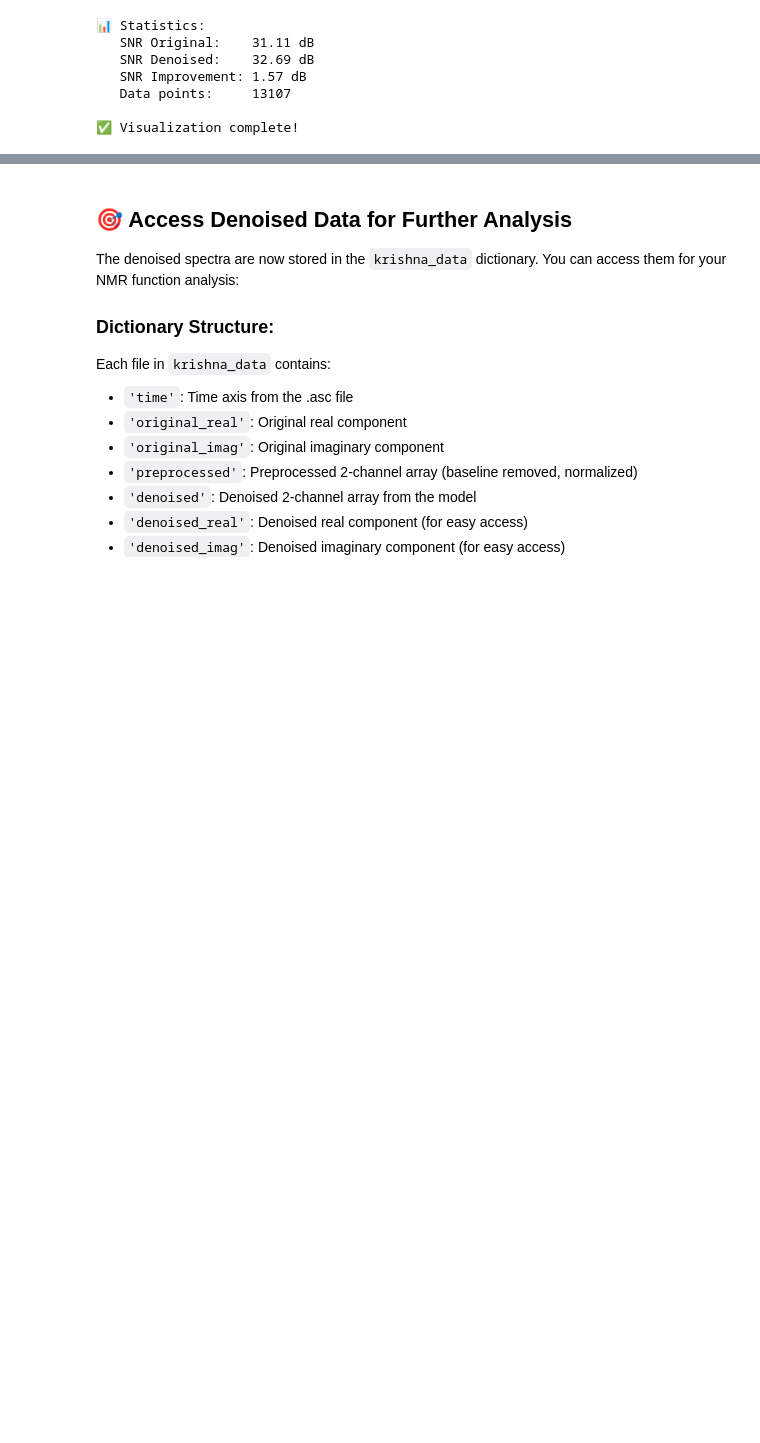
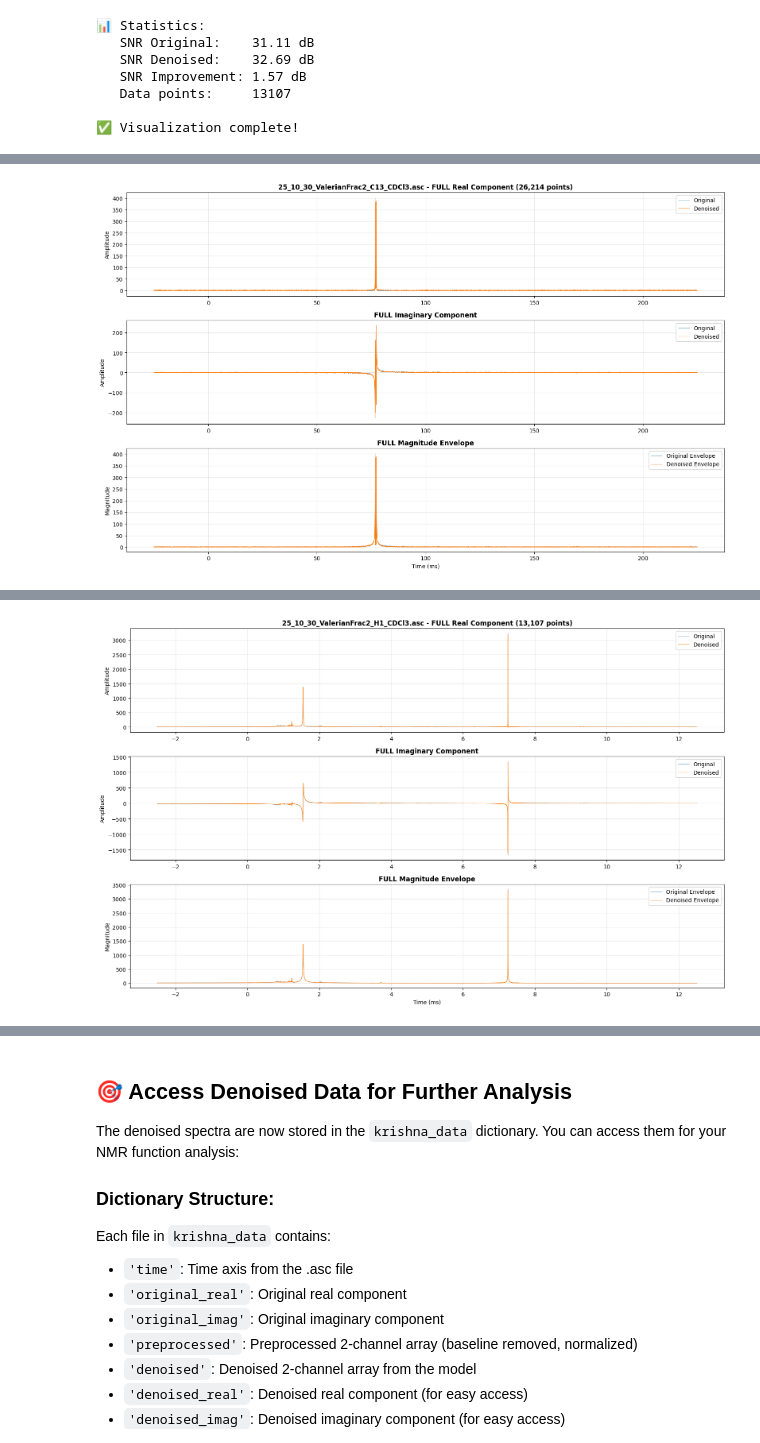
Before and after one commit to Quintinlf/NMR-Project, a Jupyter notebook: peak_assignment.ipynb, the cells around one changed output, grey strips where cells are left out. Drawn from its saved outputs; the diff is of its cells as text; code cells hidden in the pictures; blank space fills up the shorter version.

Commit message:
for some reason I am having issues displaying the full FID

```diff
--- a/peak_assignment.ipynb
+++ b/peak_assignment.ipynb
@@ -428,3 +429,13 @@ File: 25_11_18_indst_1H.asc
    Data points:     13107
 
 ✅ Visualization complete!
+# %%
+# Check the actual data lengths to see if denoising was applied to full FID
+print("📏 Checking data dimensions:\n")
+for fname, data in krishna_data.items():
+    orig_len = len(data['time'])
+    denoised_len = data['denoised'].shape[1]
+    print(f"{fname}")
+    print(f"  Original length:  {orig_len:,} points")
+    print(f"  Denoised length:  {denoised_len:,} points")
+    print(f"  Match: {'✅ YES' if orig_len == denoised_len else '❌ NO'}\n")
@@ -430,0 +460,68 @@ File: 25_11_18_indst_1H.asc
+# %%
+# Visualize the FULL FID (all points, not just first 2k)
+import matplotlib.pyplot as plt
+
+print("📊 Visualizing FULL FID data (all points)...\n")
+
+for fname, data in krishna_data.items():
+    print(f"\n{'='*60}")
+    print(f"File: {fname}")
+    print(f"{'='*60}")
+
+    sig = data['preprocessed']
+    den = data['denoised']
+    time = data['time']
+
+    total_points = sig.shape[1]
+    print(f"Total data points: {total_points:,}")
+
+    # Create comparison plot for FULL FID
+    fig, axes = plt.subplots(3, 1, figsize=(16, 10))
+
+    # Real component - FULL
+    axes[0].plot(time, sig[0, :],
+                label='Original', alpha=0.7, linewidth=0.5)
+    axes[0].plot(time, den[0, :],
+                label='Denoised', linewidth=0.8)
+    axes[0].set_title(f'{fname} - FULL Real Component ({total_points:,} points)',
+                     fontweight='bold', fontsize=12)
+    axes[0].set_ylabel('Amplitude')
+    axes[0].legend()
+    axes[0].grid(True, alpha=0.3)
+
+    # Imaginary component - FULL
+    axes[1].plot(time, sig[1, :],
+                label='Original', alpha=0.7, linewidth=0.5)
+    axes[1].plot(time, den[1, :],
+                label='Denoised', linewidth=0.8)
+    axes[1].set_title('FULL Imaginary Component', fontweight='bold', fontsize=12)
+    axes[1].set_ylabel('Amplitude')
+    axes[1].legend()
+    axes[1].grid(True, alpha=0.3)
+
+    # Envelope (magnitude) - FULL
+    env_orig = np.sqrt(sig[0, :]**2 + sig[1, :]**2)
+    env_den = np.sqrt(den[0, :]**2 + den[1, :]**2)
+
+    axes[2].plot(time, env_orig,
+                label='Original Envelope', alpha=0.7, linewidth=0.5)
+    axes[2].plot(time, env_den,
+                label='Denoised Envelope', linewidth=0.8)
+    axes[2].set_title('FULL Magnitude Envelope', fontweight='bold', fontsize=12)
+    axes[2].set_xlabel('Time (ms)')
+    axes[2].set_ylabel('Magnitude')
+    axes[2].legend()
+    axes[2].grid(True, alpha=0.3)
+
+    plt.tight_layout()
+    plt.show()
+
+    # Print statistics
+    print(f"\n📊 Statistics:")
+    print(f"   Time range:      {time.min():.3f} to {time.max():.3f} ms")
+    print(f"   SNR Original:    {data['snr_original']:.2f} dB")
+    print(f"   SNR Denoised:    {data['snr_denoised']:.2f} dB")
+    print(f"   SNR Improvement: {data['snr_improvement']:.2f} dB")
+
+print("\n✅ FULL FID visualization complete!")
+# %% [output]
@@ -430,0 +535 @@ File: 25_11_18_indst_1H.asc
+[figure, added]
@@ -430,0 +546 @@ File: 25_11_18_indst_1H.asc
+[figure, added]
```
Also changed, not shown: parts of 5 cells of this notebook.
